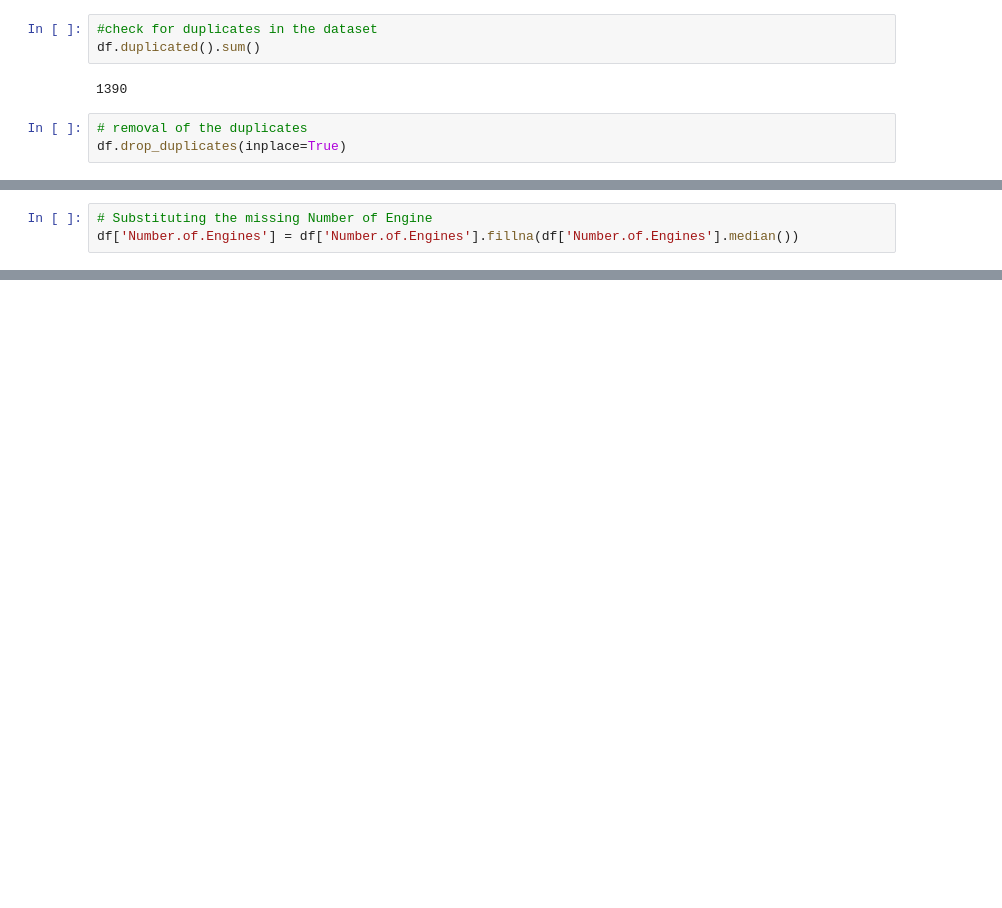
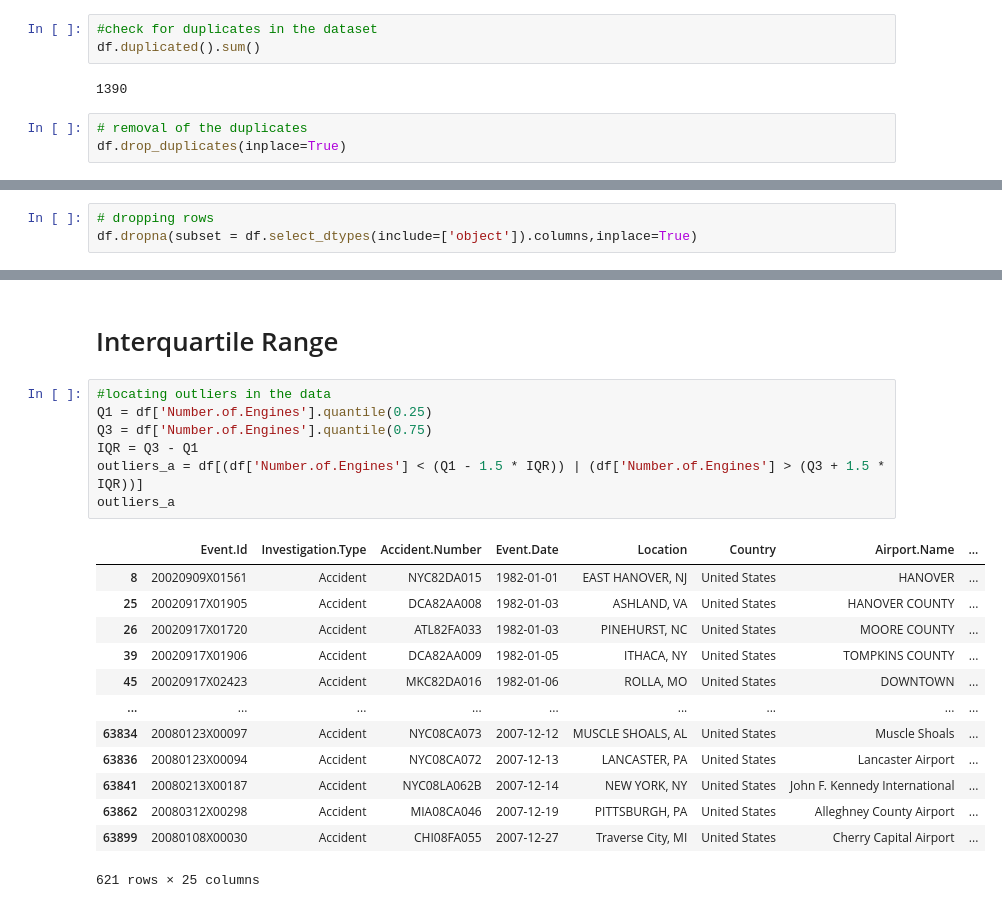
Before and after one commit to Bonifacemutwiri17/dsc-phase-1-project-v3, a Jupyter notebook: student.ipynb, the cells around one changed output, grey strips where cells are left out. Cells and saved outputs as stored; diff of their text form; blank space fills up the shorter version.

Commit message:
More data cleaning

```diff
--- a/student.ipynb
+++ b/student.ipynb
@@ -277,4 +255,4 @@ df.describe()
 | max | 8.000000 | 349.000000 | 161.000000 | 380.000000 | 699.000000 |
-# %%
-# Substituting the missing Number of Engine
-df['Number.of.Engines'] = df['Number.of.Engines'].fillna(df['Number.of.Engines'].median())
+# %%
+# dropping rows
+df.dropna(subset = df.select_dtypes(include=['object']).columns,inplace=True)
@@ -280,0 +283,23 @@ df['Number.of.Engines'] = df['Number.of.Engines'].fillna(df['Number.of.Engines']
+# %% [markdown]
+# Interquartile Range
+# %%
+#locating outliers in the data
+Q1 = df['Number.of.Engines'].quantile(0.25)
+Q3 = df['Number.of.Engines'].quantile(0.75)
+IQR = Q3 - Q1
+outliers_a = df[(df['Number.of.Engines'] < (Q1 - 1.5 * IQR)) | (df['Number.of.Engines'] > (Q3 + 1.5 * IQR))]
+outliers_a
+# %% [output]
+|  | Event.Id | Investigation.Type | Accident.Number | Event.Date | Location | Country | Airport.Name | ... |
+| 8 | 20020909X01561 | Accident | NYC82DA015 | 1982-01-01 | EAST HANOVER, NJ | United States | HANOVER | ... |
+| 25 | 20020917X01905 | Accident | DCA82AA008 | 1982-01-03 | ASHLAND, VA | United States | HANOVER COUNTY | ... |
+| 26 | 20020917X01720 | Accident | ATL82FA033 | 1982-01-03 | PINEHURST, NC | United States | MOORE COUNTY | ... |
+| 39 | 20020917X01906 | Accident | DCA82AA009 | 1982-01-05 | ITHACA, NY | United States | TOMPKINS COUNTY | ... |
+| 45 | 20020917X02423 | Accident | MKC82DA016 | 1982-01-06 | ROLLA, MO | United States | DOWNTOWN | ... |
+| ... | ... | ... | ... | ... | ... | ... | ... | ... |
+| 63834 | 20080123X00097 | Accident | NYC08CA073 | 2007-12-12 | MUSCLE SHOALS, AL | United States | Muscle Shoals | ... |
+| 63836 | 20080123X00094 | Accident | NYC08CA072 | 2007-12-13 | LANCASTER, PA | United States | Lancaster Airport | ... |
+| 63841 | 20080213X00187 | Accident | NYC08LA062B | 2007-12-14 | NEW YORK, NY | United States | John F. Kennedy International | ... |
+| 63862 | 20080312X00298 | Accident | MIA08CA046 | 2007-12-19 | PITTSBURGH, PA | United States | Alleghney County Airport | ... |
+| 63899 | 20080108X00030 | Accident | CHI08FA055 | 2007-12-27 | Traverse City, MI | United States | Cherry Capital Airport | ... |
+621 rows × 25 columns
```
Also changed, not shown: parts of 20 cells of this notebook.
